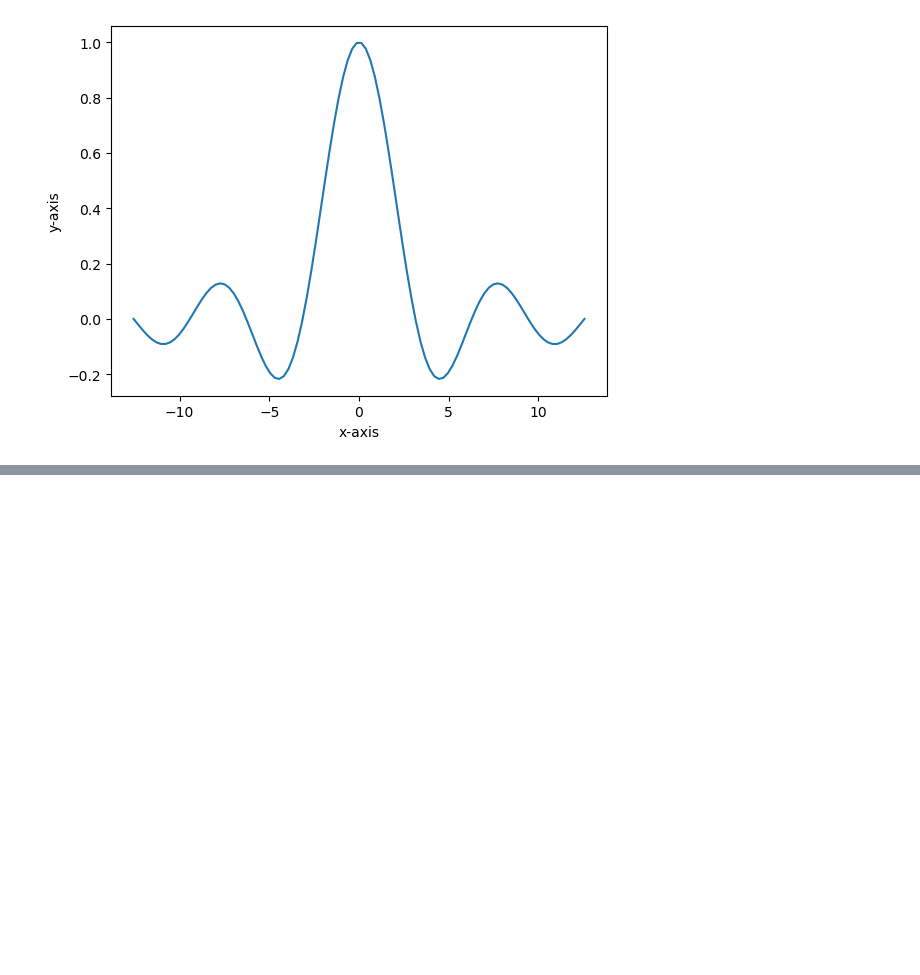
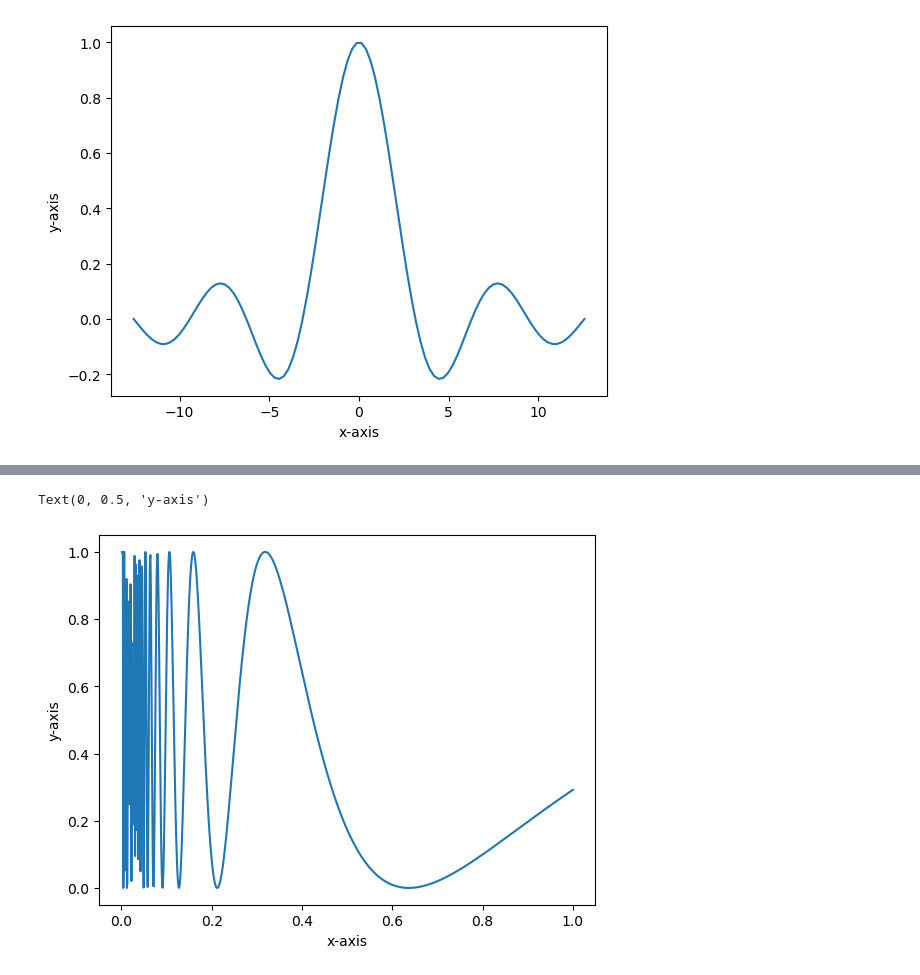
Before and after one commit to vkgupta1425/sci-python, a Jupyter notebook: new2.ipynb, the cells around one changed output, grey strips where cells are left out. Cells and saved outputs as stored; diff of their text form; code cells hidden in the pictures; blank space fills up the shorter version.

```diff
--- a/new2.ipynb
+++ b/new2.ipynb
@@ -61,0 +62,11 @@ Text(0, 0.5, 'y-axis')
+# %%
+import numpy as np
+from numpy import  cos
+import matplotlib.pyplot as plt
+x = np.linspace(0,1,1000)
+plt.plot(x, np.cos(1/(x-x*2))**2)
+plt.xlabel("x-axis")
+plt.ylabel("y-axis")
+# %% [output]
+Text(0, 0.5, 'y-axis')
+[figure, added]
```
Also changed, not shown: parts of 1 cell of this notebook, 5 other files.
